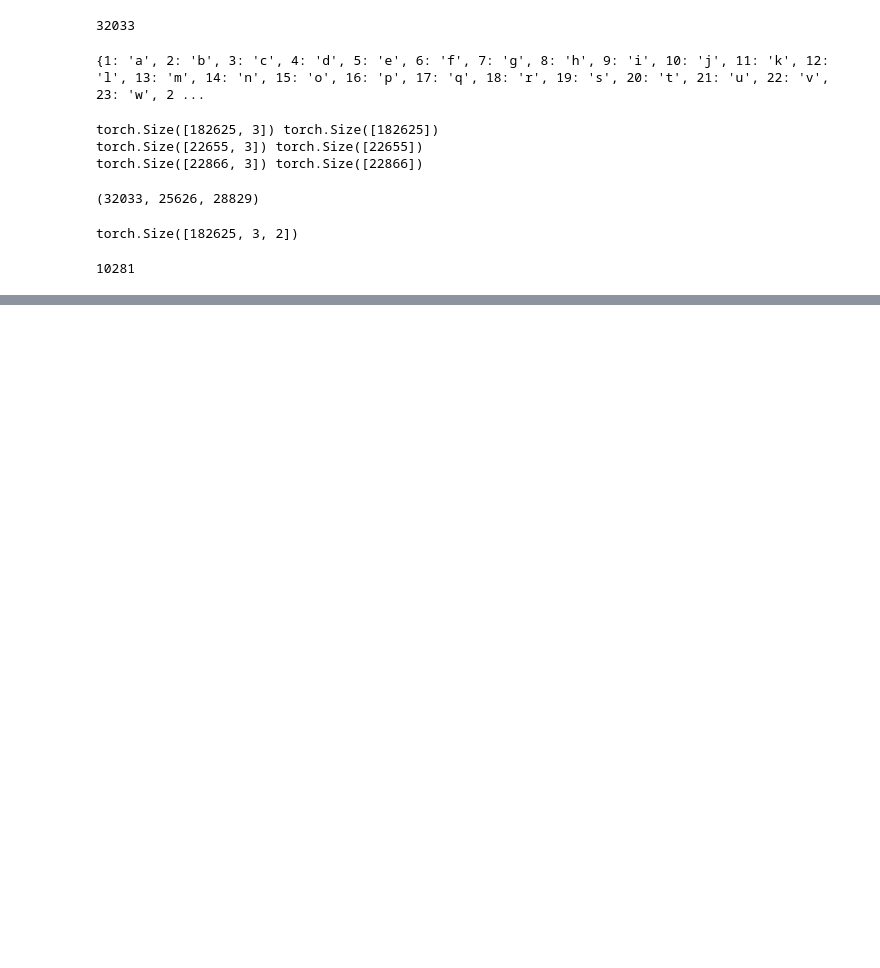
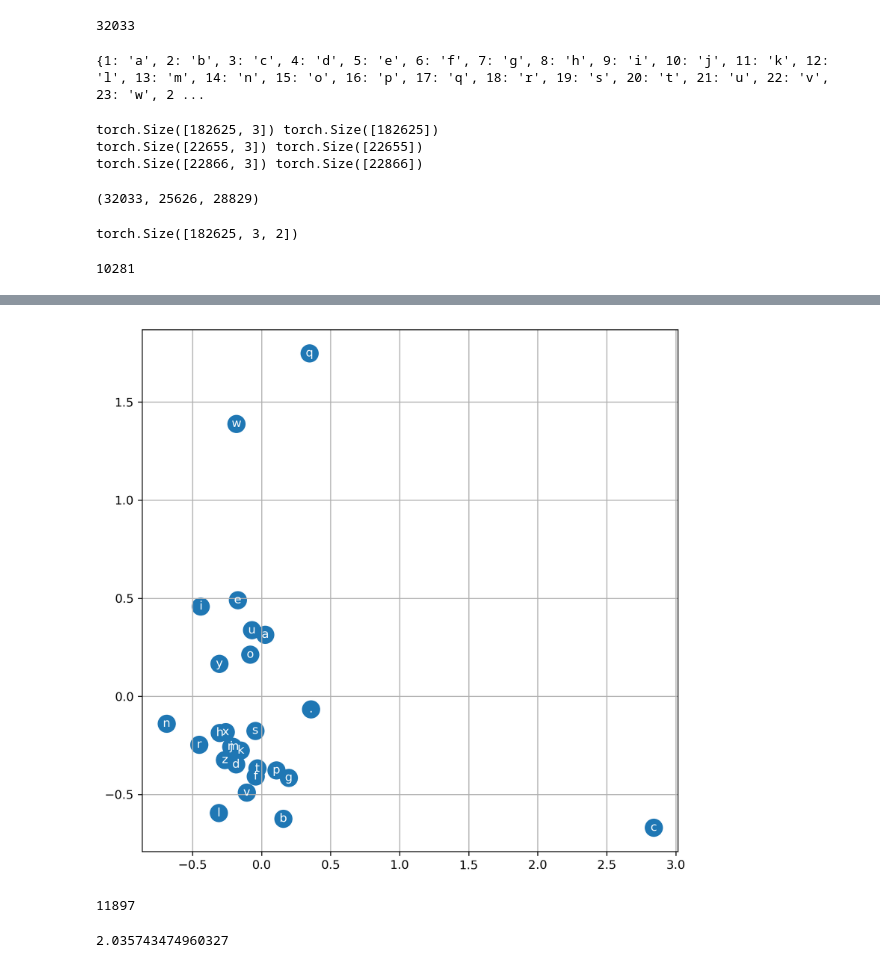
Before and after one commit to Andrina-iris/machine-learning-practice, a Jupyter notebook: makemore/makemore_mlp.ipynb, the cells around one changed output, grey strips where cells are left out. Drawn from its saved outputs; the diff is of its cells as text; code cells hidden in the pictures; blank space fills up the shorter version.

```diff
--- a/makemore/makemore_mlp.ipynb
+++ b/makemore/makemore_mlp.ipynb
@@ -135,7 +135,7 @@ lri = []
 lossi = []
 stepi = []
 
-for i in range(10000):
+for i in range(30000):
 
     # minibatch construct
     ix = torch.randint(0, Xtr.shape[0], (32,))
@@ -189,3 +196,11 @@ loss
 # %%
 # training split, dev/validation split, test split
 # 80% (param), 10% (hyper param), 10% (performance)
+# %%
+plt.figure(figsize=(8,8), dpi=300)
+plt.scatter(C[:,0].data, C[:,1].data, s=200)
+for i in range(C.shape[0]): # currently only 2 emb
+    plt.text(C[i,0].item(), C[i,1].item(), itos[i], ha="center", va="center", color="white")
+plt.grid("minor")
+# %% [output]
+[figure, added]
@@ -191,0 +219,4 @@ loss
+# %%
+sum(p.nelement() for p in parameters) # num of para in total
+# %% [output]
+11897
@@ -191,0 +233,33 @@ loss
+# %%
+for i in range(200000):
+
+    # minibatch construct
+    ix = torch.randint(0, Xtr.shape[0], (32,))
+
+    # forward pass
+    emb = C[Xtr[ix]] # (32,3,2)
+    h = torch.tanh(emb.view(-1,3*dimension) @ W1 + b1) # (32,100)
+    logits = h @ W2 + b2
+    loss = F.cross_entropy(logits, Ytr[ix])
+
+    # backward pass
+    for p in parameters:
+        p.grad = None
+    loss.backward()
+
+    # update
+    # lr = lrs[i]
+    lr = 10 ** (-1) if i < 100000 else 0.01
+    for p in parameters:
+        p.data += -lr * p.grad
+
+    # track stats
+#     lri.append(lre[i])
+    stepi.append(i)
+    lossi.append(loss.log10().item())
+
+
+print(loss.item())
+# overfitting a single batch of the data and getting low loss
+# %% [output]
+2.035743474960327
```
Also changed, not shown: parts of 17 cells of this notebook.
